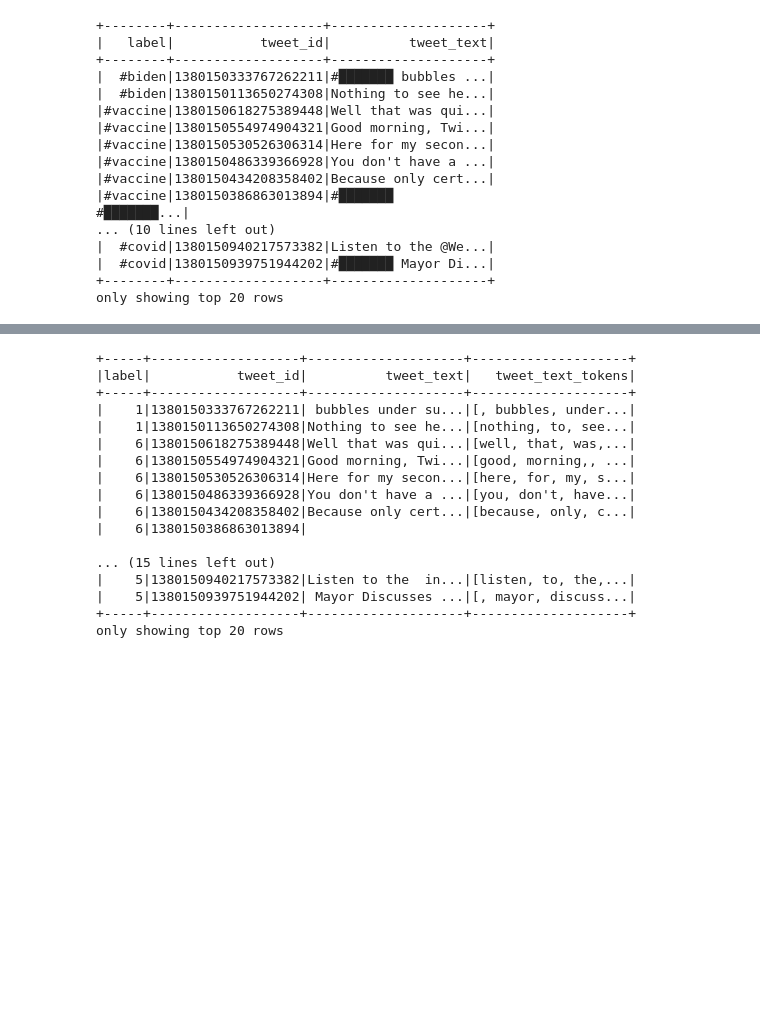
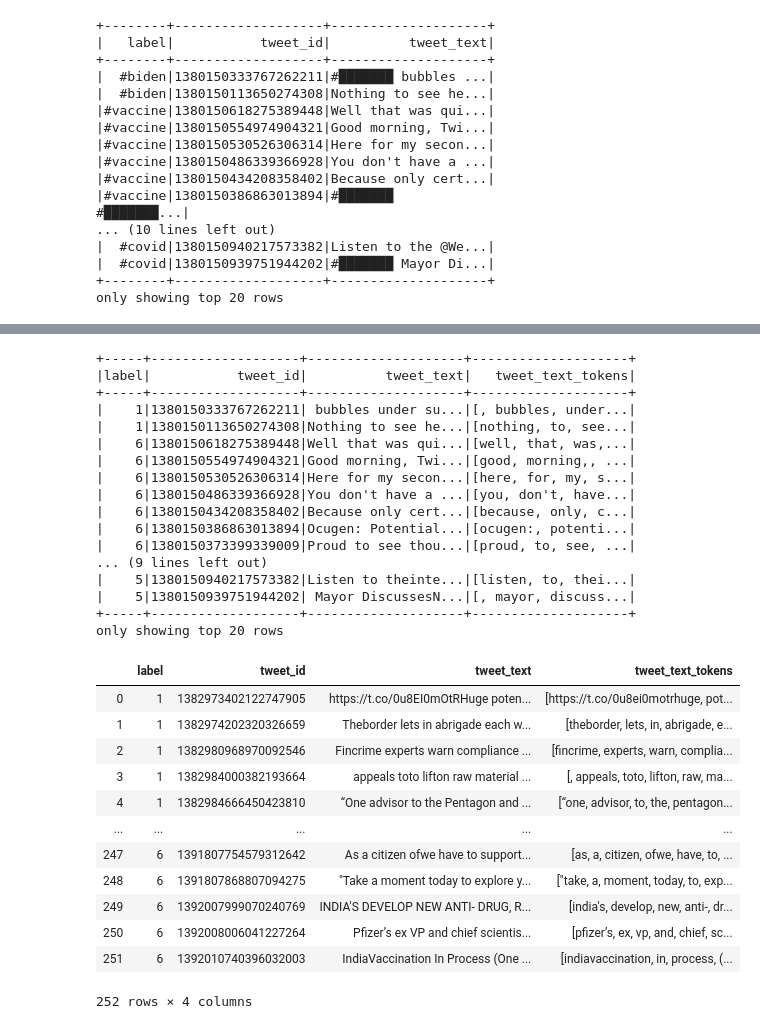
Before and after one commit to PIPCE/Advanced-Analytics-in-Business, a Jupyter notebook: Assignment 3/code_id_idf/predictive_model_constructor.ipynb, the cells around one changed output, grey strips where cells are left out. Saved outputs shown, nothing was run; the diff lists cells and outputs as text; code cells hidden in the pictures; blank space fills up the shorter version.

```diff
--- a/Assignment 3/code_id_idf/predictive_model_constructor.ipynb
+++ b/Assignment 3/code_id_idf/predictive_model_constructor.ipynb
@@ -85,31 +115,51 @@ only showing top 20 rows
 # %%
 #We Tokenize the tweet texts
 
 from pyspark.ml.feature import  Tokenizer
-from pyspark.ml.feature import CountVectorizer
+from pyspark.ml.feature import CountVectorizer, HashingTF
 from pyspark.ml.feature import  IDF
 final_data = df2.withColumn("label", df2["label"].cast(IntegerType()))
 
 tokenizer = Tokenizer(inputCol="tweet_text", outputCol="tweet_text_tokens")
+
 data_words = tokenizer.transform(final_data)
 data_words.show()
+
+data_words_train, data_words_test = data_words.randomSplit([0.8,0.2],0)
+
+
+data_words_df = data_words_test.toPandas()
+display(data_words_df)
 # %% [output]
 +-----+-------------------+--------------------+--------------------+
 |label|           tweet_id|          tweet_text|   tweet_text_tokens|
 +-----+-------------------+--------------------+--------------------+
 |    1|1380150333767262211| bubbles under su...|[, bubbles, under...|
 |    1|1380150113650274308|Nothing to see he...|[nothing, to, see...|
 |    6|1380150618275389448|Well that was qui...|[well, that, was,...|
 |    6|1380150554974904321|Good morning, Twi...|[good, morning,, ...|
 |    6|1380150530526306314|Here for my secon...|[here, for, my, s...|
 |    6|1380150486339366928|You don't have a ...|[you, don't, have...|
 |    6|1380150434208358402|Because only cert...|[because, only, c...|
-|    6|1380150386863013894|
-
-... (15 lines left out)
-|    5|1380150940217573382|Listen to the  in...|[listen, to, the,...|
-|    5|1380150939751944202| Mayor Discusses ...|[, mayor, discuss...|
+|    6|1380150386863013894|Ocugen: Potential...|[ocugen:, potenti...|
+|    6|1380150373399339009|Proud to see thou...|[proud, to, see, ...|
+... (9 lines left out)
+|    5|1380150940217573382|Listen to theinte...|[listen, to, thei...|
+|    5|1380150939751944202| Mayor DiscussesN...|[, mayor, discuss...|
 +-----+-------------------+--------------------+--------------------+
 only showing top 20 rows
+|  | label | tweet_id | tweet_text | tweet_text_tokens |
+| 0 | 1 | 1382973402122747905 | https://t.co/0u8EI0mOtRHuge poten... | [https://t.co/0u8ei0motrhuge, pot... |
+| 1 | 1 | 1382974202320326659 | Theborder lets in abrigade each w... | [theborder, lets, in, abrigade, e... |
+| 2 | 1 | 1382980968970092546 | Fincrime experts warn compliance ... | [fincrime, experts, warn, complia... |
+| 3 | 1 | 1382984000382193664 | appeals toto lifton raw material ... | [, appeals, toto, lifton, raw, ma... |
+| 4 | 1 | 1382984666450423810 | “One advisor to the Pentagon and ... | [“one, advisor, to, the, pentagon... |
+| ... | ... | ... | ... | ... |
+| 247 | 6 | 1391807754579312642 | As a citizen ofwe have to support... | [as, a, citizen, ofwe, have, to, ... |
+| 248 | 6 | 1391807868807094275 | "Take a moment today to explore y... | ["take, a, moment, today, to, exp... |
+| 249 | 6 | 1392007999070240769 | INDIA'S DEVELOP NEW ANTI- DRUG, R... | [india's, develop, new, anti-, dr... |
+| 250 | 6 | 1392008006041227264 | Pfizer’s ex VP and chief scientis... | [pfizer’s, ex, vp, and, chief, sc... |
+| 251 | 6 | 1392010740396032003 | IndiaVaccination In Process (One ... | [indiavaccination, in, process, (... |
+252 rows × 4 columns
 # %%
 count = CountVectorizer(inputCol="tweet_text_tokens", outputCol="count_vectors")
```
Also changed, not shown: parts of 12 cells of this notebook, 1 other file.
